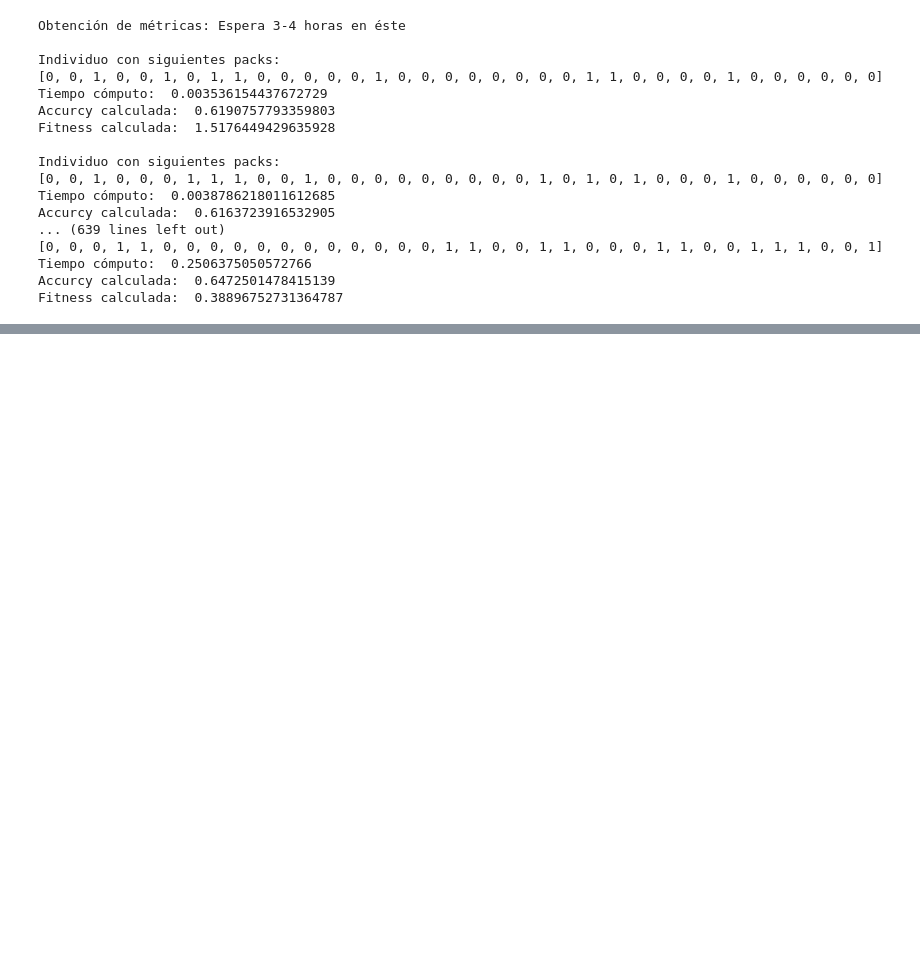
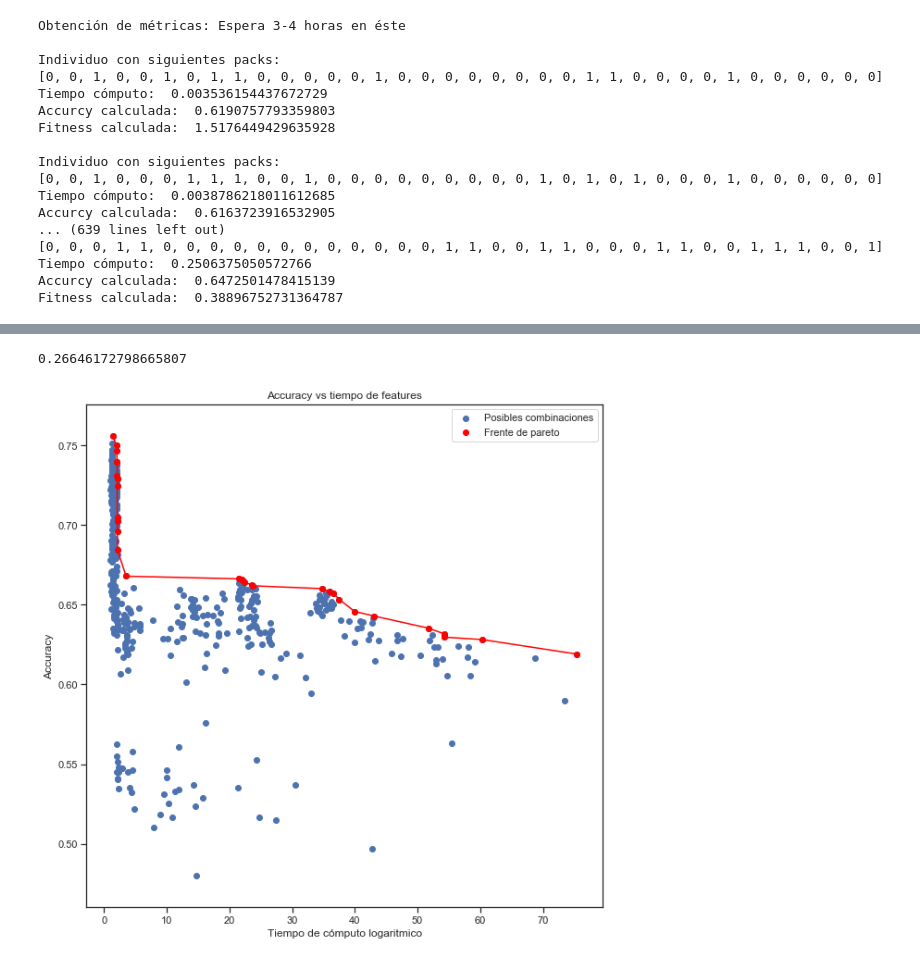
Before and after one commit to CubelliJ/Clasificacion_rapida_ALeRCE, a Jupyter notebook: ALeRCE_Hito_1.ipynb, the cells around one changed output, grey strips where cells are left out. Cells and saved outputs as stored; diff of their text form; code cells hidden in the pictures; blank space fills up the shorter version.

```diff
--- a/ALeRCE_Hito_1.ipynb
+++ b/ALeRCE_Hito_1.ipynb
@@ -468,0 +636,26 @@ f.show()
+# %%
+Ttotal=0
+for i in time:
+    Ttotal+=i
+Ttotal
+# %% [output]
+0.26646172798665807
+# %%
+vecesList = []
+PvecesList = []
+for j in allTimeLists:
+    vecesList.append(Ttotal/j)
+for k in pareto_time:
+    PvecesList.append(Ttotal/k)
+# %%
+k = plt.figure(4)
+plt.scatter(vecesList, allValidationAccuracyLists, label='Posibles combinaciones') # Distribuición con tiempo logaritmico.
+plt.plot(PvecesList, pareto_acc, color='red')
+plt.scatter(PvecesList, pareto_acc, label='Frente de pareto', color='red')
+plt.legend()
+plt.xlabel('Tiempo de cómputo logaritmico')
+plt.ylabel('Accuracy')
+plt.title('Accuracy vs tiempo de features')
+k.show()
+# %% [output]
+[figure, added]
```
Also changed, not shown: parts of 17 cells of this notebook.
